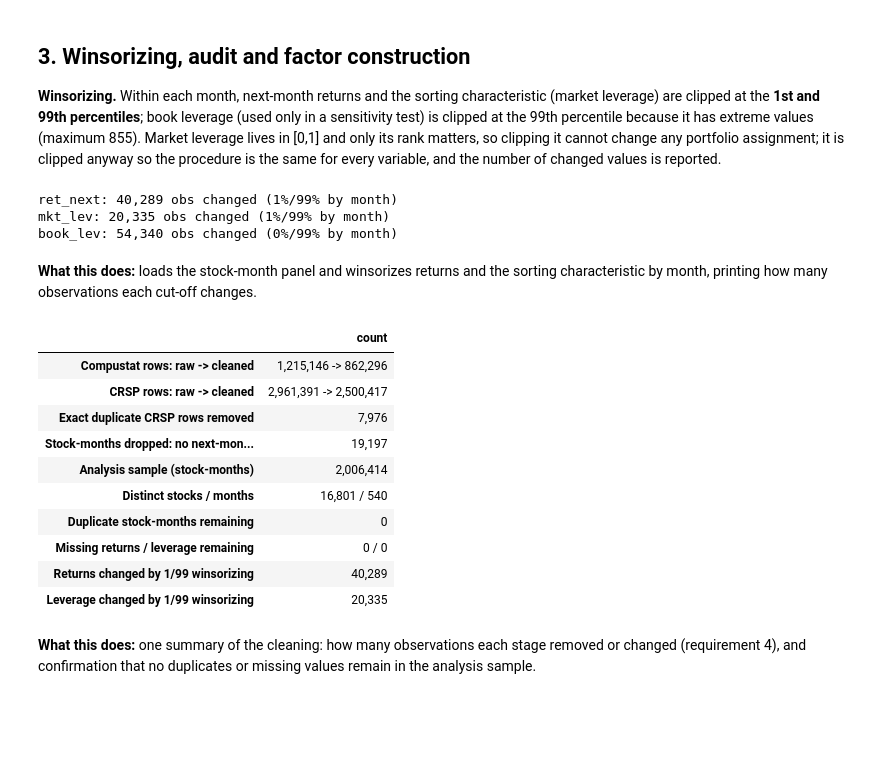
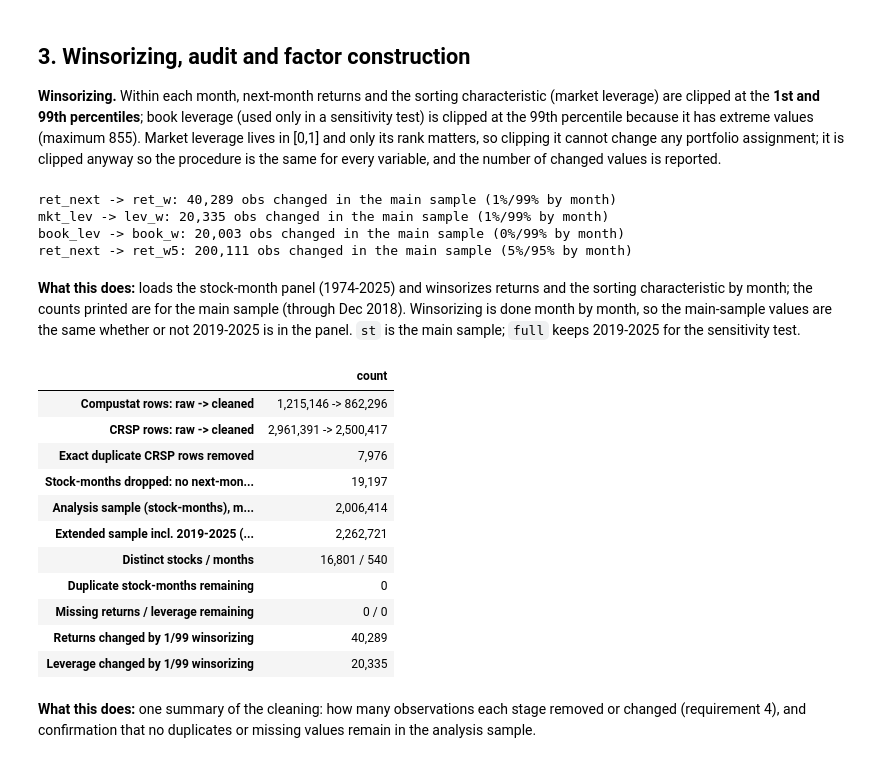
Before and after one commit to nehaneha8/CFM301, a Jupyter notebook: Project 2/Project2_Combined_Submission.ipynb, the cells around one changed output. Drawn from its saved outputs; the diff is of its cells as text; code cells hidden in the pictures; blank space fills up the shorter version.

```diff
--- a/Project 2/Project2_Combined_Submission.ipynb
+++ b/Project 2/Project2_Combined_Submission.ipynb
@@ -234,45 +234,52 @@ stock.to_csv("stock_timed.csv", index=False)
 ## 3. Winsorizing, audit and factor construction
 **Winsorizing.** Within each month, next-month returns and the sorting characteristic (market leverage) are clipped at the **1st and 99th percentiles**; book leverage (used only in a sensitivity test) is clipped at the 99th percentile because it has extreme values (maximum 855). Market leverage lives in [0,1] and only its rank matters, so clipping it cannot change any portfolio assignment; it is clipped anyway so the procedure is the same for every variable, and the number of changed values is reported.
 # %%
-st = pd.read_csv("stock_timed.csv", usecols=["permno","gvkey","ret_month","me","mkt_lev","book_lev","ret_next"])
-st["ret_month"] = pd.PeriodIndex(st["ret_month"], freq="M")
+MAIN_END = "2018-12"                       # main sample ends here (see the 2019 data note); 2019-2025 is used only for sensitivity
+full = pd.read_csv("stock_timed.csv", usecols=["permno","gvkey","ret_month","me","mkt_lev","book_lev","ret_next"])
+full["ret_month"] = pd.PeriodIndex(full["ret_month"], freq="M")
+main = full["ret_month"] <= MAIN_END
 
 def winsorize(df, col, lo=.01, hi=.99):
     g = df.groupby("ret_month")[col]
     a, b = g.transform(lambda s: s.quantile(lo)), g.transform(lambda s: s.quantile(hi))
-    clipped = df[col].clip(a, b)
-    print(f"{col}: {(clipped != df[col]).sum():,} obs changed ({lo:.0%}/{hi:.0%} by month)")
-    return clipped
+    return df[col].clip(a, b)
 
-st["ret_w"]  = winsorize(st, "ret_next")
-st["lev_w"]  = winsorize(st, "mkt_lev")           # sorting characteristic
-st["book_w"] = winsorize(st, "book_lev", 0, .99)
+for col, new, lo, hi in [("ret_next", "ret_w", .01, .99), ("mkt_lev", "lev_w", .01, .99),
+                         ("book_lev", "book_w", 0, .99), ("ret_next", "ret_w5", .05, .95)]:
+    full[new] = winsorize(full, col, lo, hi)
+    changed = ((full.loc[main, new] != full.loc[main, col]) & full.loc[main, col].notna()).sum()
+    print(f"{col} -> {new}: {changed:,} obs changed in the main sample ({lo:.0%}/{hi:.0%} by month)")
+
+st = full[main].copy()                     # main sample, Jan 1974 - Dec 2018
 # %% [output]
-ret_next: 40,289 obs changed (1%/99% by month)
-mkt_lev: 20,335 obs changed (1%/99% by month)
-book_lev: 54,340 obs changed (0%/99% by month)
+ret_next -> ret_w: 40,289 obs changed in the main sample (1%/99% by month)
+mkt_lev -> lev_w: 20,335 obs changed in the main sample (1%/99% by month)
+book_lev -> book_w: 20,003 obs changed in the main sample (0%/99% by month)
+ret_next -> ret_w5: 200,111 obs changed in the main sample (5%/95% by month)
 # %% [markdown]
-**What this does:** loads the stock-month panel and winsorizes returns and the sorting characteristic by month, printing how many observations each cut-off changes.
+**What this does:** loads the stock-month panel (1974-2025) and winsorizes returns and the sorting characteristic by month; the counts printed are for the main sample (through Dec 2018). Winsorizing is done month by month, so the main-sample values are the same whether or not 2019-2025 is in the panel. `st` is the main sample; `full` keeps 2019-2025 for the sensitivity test.
 # %%
 audit = pd.Series({
     "Compustat rows: raw -> cleaned": f"{comp_log.n_obs.iloc[0]:,} -> {comp_log.n_obs.iloc[-1]:,}",
     "CRSP rows: raw -> cleaned": f"{crsp_log.n_obs.iloc[0]:,} -> {crsp_log.n_obs.iloc[-1]:,}",
     "Exact duplicate CRSP rows removed": f"{int(crsp_log.dropped.iloc[-1]):,}",
     "Stock-months dropped: no next-month return": f"{int(stock_log.dropped.iloc[1]):,}",
-    "Analysis sample (stock-months)": f"{len(st):,}",
+    "Analysis sample (stock-months), main 1974-2018": f"{len(st):,}",
+    "Extended sample incl. 2019-2025 (sensitivity only)": f"{len(full):,}",
     "Distinct stocks / months": f"{st.permno.nunique():,} / {st.ret_month.nunique()}",
     "Duplicate stock-months remaining": int(st.duplicated(["permno", "ret_month"]).sum()),
     "Missing returns / leverage remaining": f"{int(st.ret_next.isna().sum())} / {int(st.mkt_lev.isna().sum())}",
     "Returns changed by 1/99 winsorizing": f"{int((st.ret_w != st.ret_next).sum()):,}",
     "Leverage changed by 1/99 winsorizing": f"{int((st.lev_w != st.mkt_lev).sum()):,}"}, name="count")
 audit.to_frame()
 # %% [output]
 |  | count |
 | Compustat rows: raw -> cleaned | 1,215,146 -> 862,296 |
 | CRSP rows: raw -> cleaned | 2,961,391 -> 2,500,417 |
 | Exact duplicate CRSP rows removed | 7,976 |
 | Stock-months dropped: no next-mon... | 19,197 |
-| Analysis sample (stock-months) | 2,006,414 |
+| Analysis sample (stock-months), m... | 2,006,414 |
+| Extended sample incl. 2019-2025 (... | 2,262,721 |
 | Distinct stocks / months | 16,801 / 540 |
 | Duplicate stock-months remaining | 0 |
 | Missing returns / leverage remaining | 0 / 0 |
```
Also changed, not shown: parts of 12 cells of this notebook, 4 other files.
